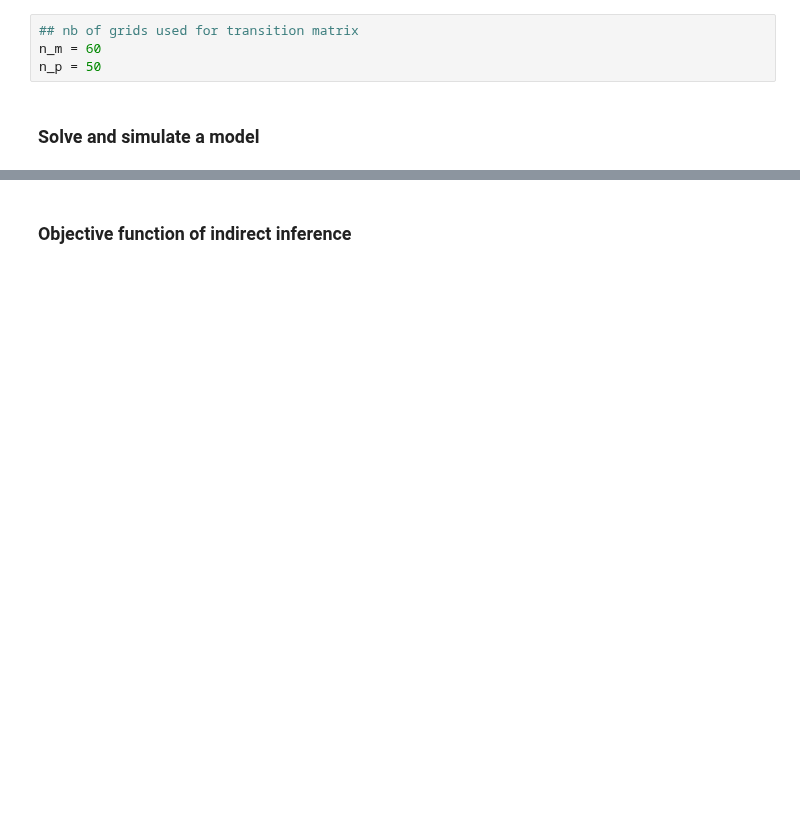
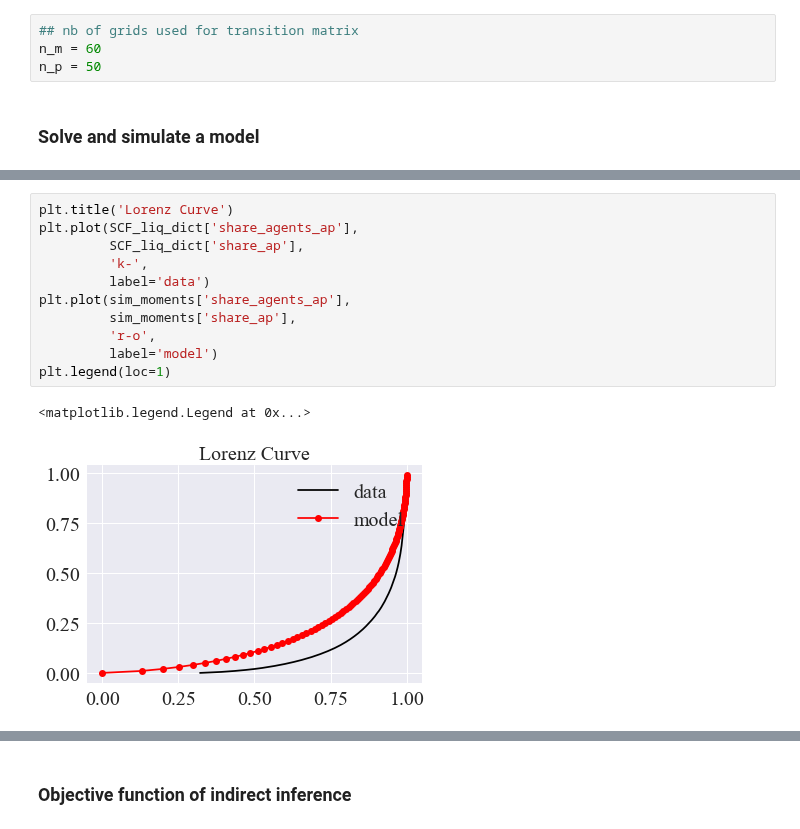
Before and after one commit to iworld1991/PIR, a Jupyter notebook: WorkingFolder/PythonCode/OLG-PE-Estimation.ipynb, the cells around one changed output, grey strips where cells are left out. Saved outputs shown, nothing was run; the diff lists cells and outputs as text; blank space fills up the shorter version.

Commit message:
standardized charts comparing data and model

```diff
--- a/WorkingFolder/PythonCode/OLG-PE-Estimation.ipynb
+++ b/WorkingFolder/PythonCode/OLG-PE-Estimation.ipynb
@@ -1007,0 +1178,14 @@ ax.legend(loc=1)
+# %%
+plt.title('Lorenz Curve')
+plt.plot(SCF_liq_dict['share_agents_ap'],
+         SCF_liq_dict['share_ap'],
+         'k-',
+         label='data')
+plt.plot(sim_moments['share_agents_ap'],
+         sim_moments['share_ap'],
+         'r-o',
+         label='model')
+plt.legend(loc=1)
+# %% [output]
+<matplotlib.legend.Legend at 0x...>
+[figure, added]
```
Also changed, not shown: parts of 21 cells of this notebook, 1 other file.
